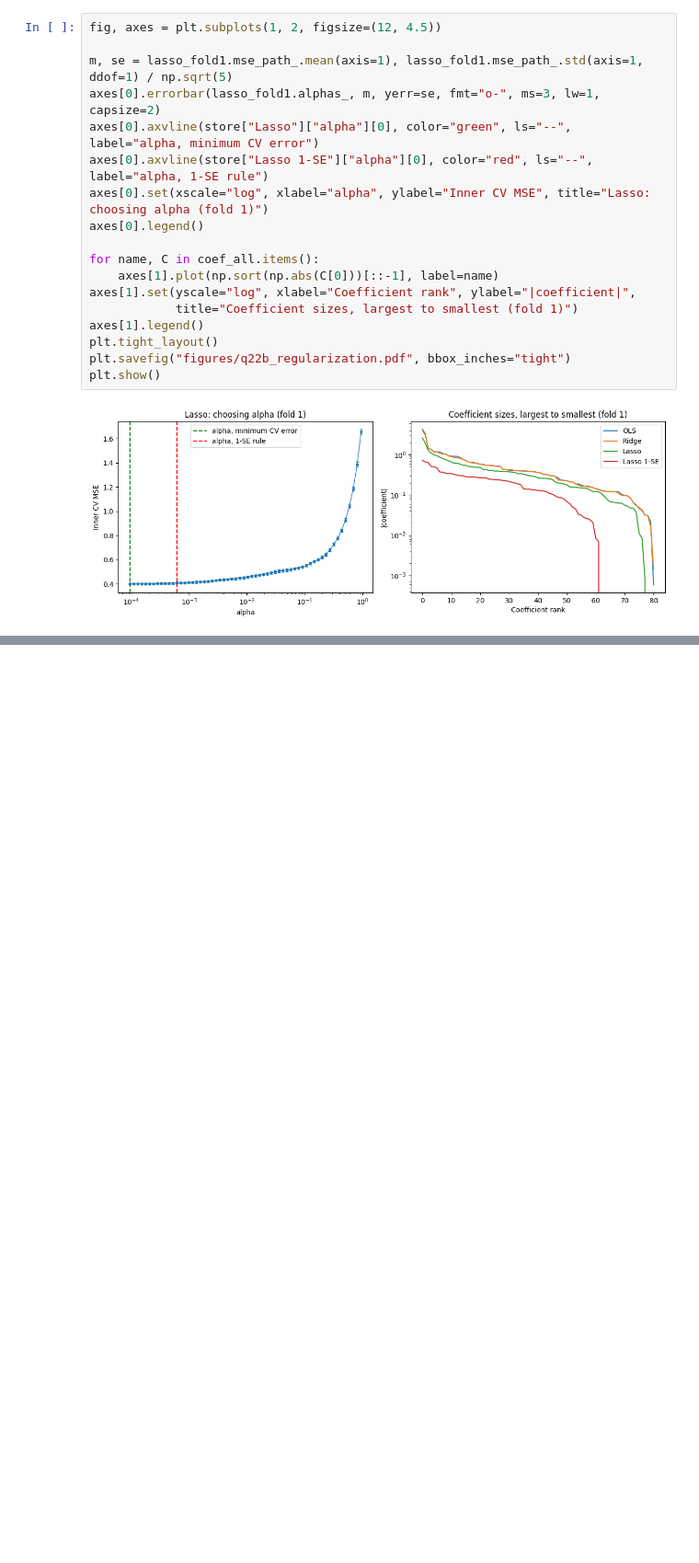
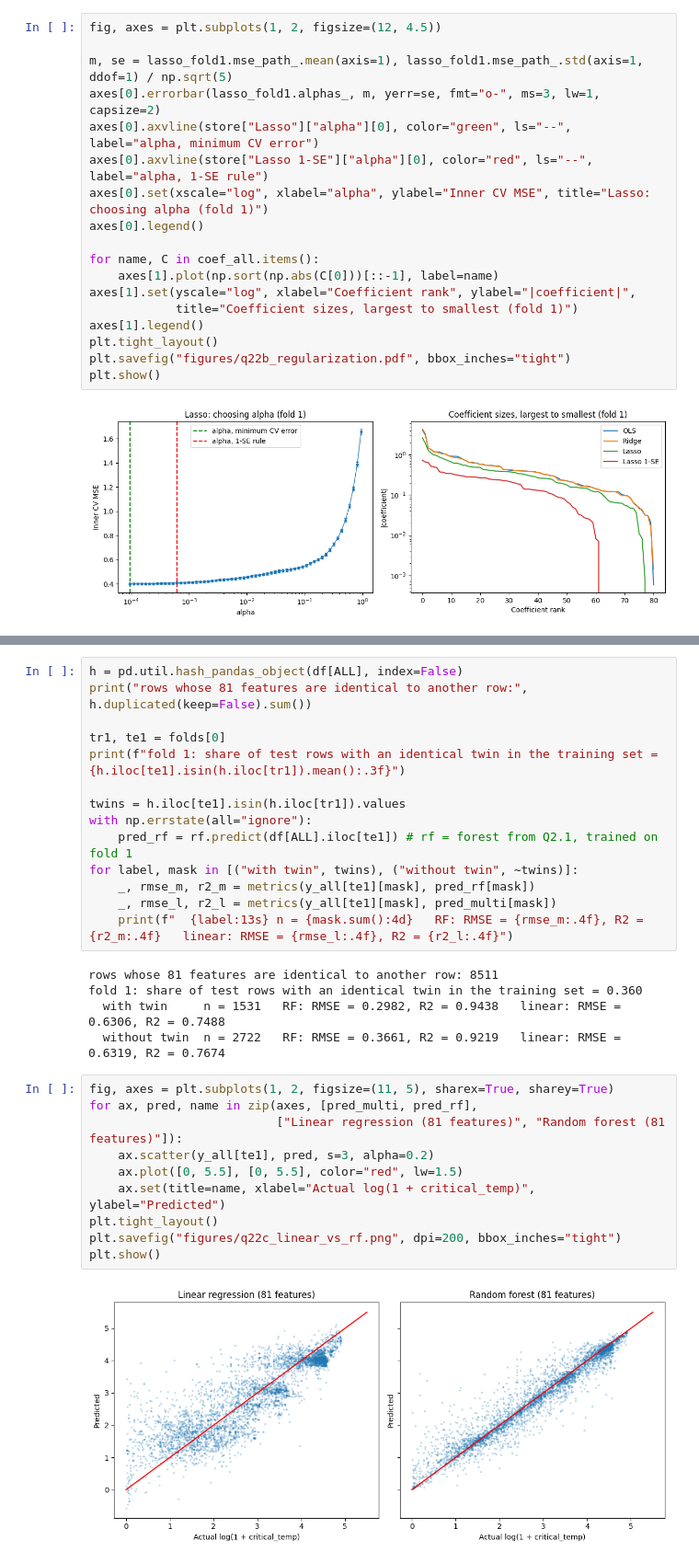
Before and after one commit to SimenGud/ML-Oblig-1, a Jupyter notebook: ML-Oblig1.ipynb, the cells around one changed output, grey strips where cells are left out. Shown at 92% size. Cells and saved outputs as stored; diff of their text form; blank space fills up the shorter version.

```diff
--- a/ML-Oblig1.ipynb
+++ b/ML-Oblig1.ipynb
@@ -643,0 +676,31 @@ plt.show()
+# %%
+h = pd.util.hash_pandas_object(df[ALL], index=False)
+print("rows whose 81 features are identical to another row:", h.duplicated(keep=False).sum())
+
+tr1, te1 = folds[0]
+print(f"fold 1: share of test rows with an identical twin in the training set = {h.iloc[te1].isin(h.iloc[tr1]).mean():.3f}")
+
+twins = h.iloc[te1].isin(h.iloc[tr1]).values
+with np.errstate(all="ignore"):
+    pred_rf = rf.predict(df[ALL].iloc[te1]) # rf = forest from Q2.1, trained on fold 1
+for label, mask in [("with twin", twins), ("without twin", ~twins)]:
+    _, rmse_m, r2_m = metrics(y_all[te1][mask], pred_rf[mask])
+    _, rmse_l, r2_l = metrics(y_all[te1][mask], pred_multi[mask])
+    print(f"  {label:13s} n = {mask.sum():4d}   RF: RMSE = {rmse_m:.4f}, R2 = {r2_m:.4f}   linear: RMSE = {rmse_l:.4f}, R2 = {r2_l:.4f}")
+# %% [output]
+rows whose 81 features are identical to another row: 8511
+fold 1: share of test rows with an identical twin in the training set = 0.360
+  with twin     n = 1531   RF: RMSE = 0.2982, R2 = 0.9438   linear: RMSE = 0.6306, R2 = 0.7488
+  without twin  n = 2722   RF: RMSE = 0.3661, R2 = 0.9219   linear: RMSE = 0.6319, R2 = 0.7674
+# %%
+fig, axes = plt.subplots(1, 2, figsize=(11, 5), sharex=True, sharey=True)
+for ax, pred, name in zip(axes, [pred_multi, pred_rf],
+                          ["Linear regression (81 features)", "Random forest (81 features)"]):
+    ax.scatter(y_all[te1], pred, s=3, alpha=0.2)
+    ax.plot([0, 5.5], [0, 5.5], color="red", lw=1.5)
+    ax.set(title=name, xlabel="Actual log(1 + critical_temp)", ylabel="Predicted")
+plt.tight_layout()
+plt.savefig("figures/q22c_linear_vs_rf.png", dpi=200, bbox_inches="tight")
+plt.show()
+# %% [output]
+[figure, added]
```
Also changed, not shown: parts of 3 cells of this notebook.
